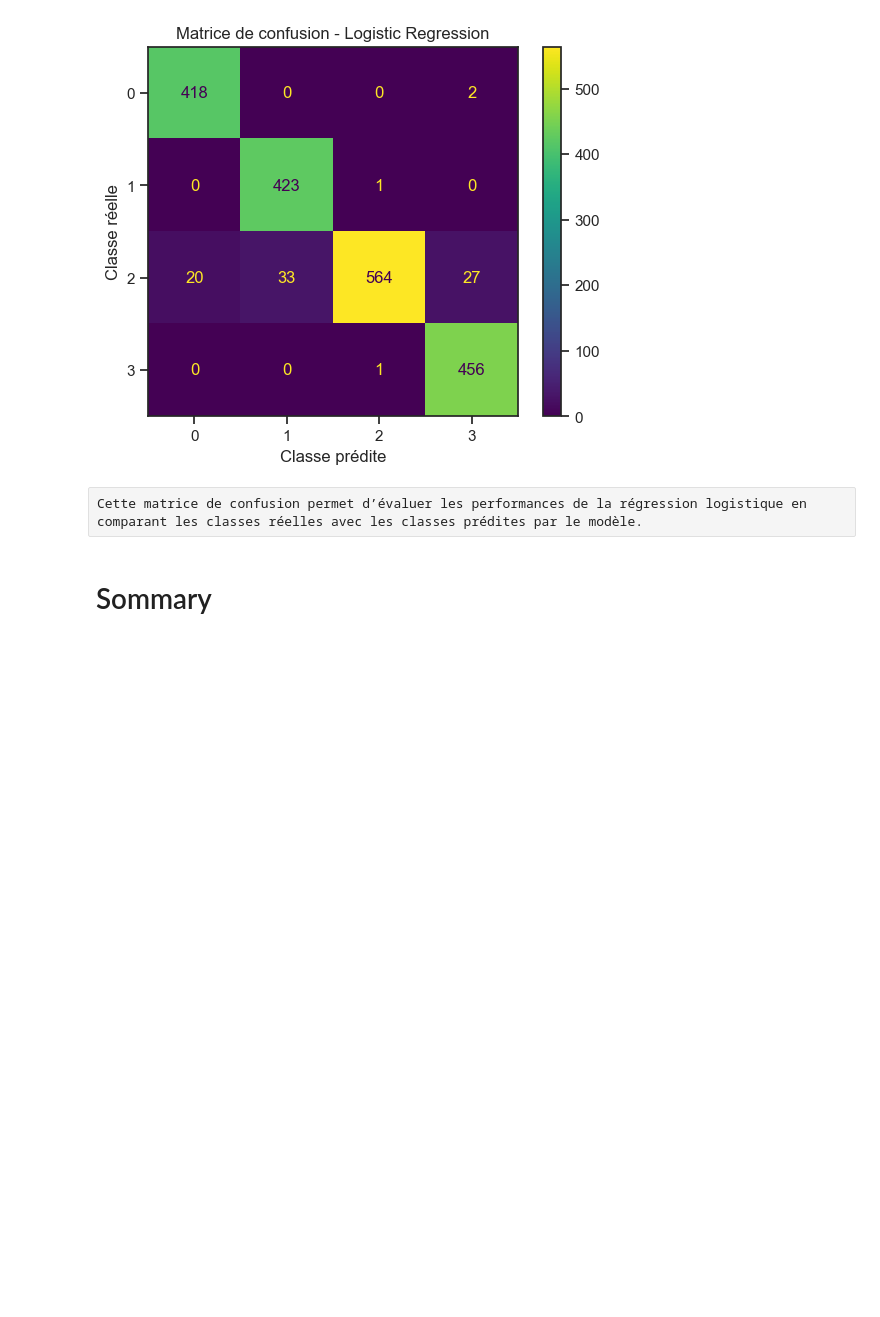
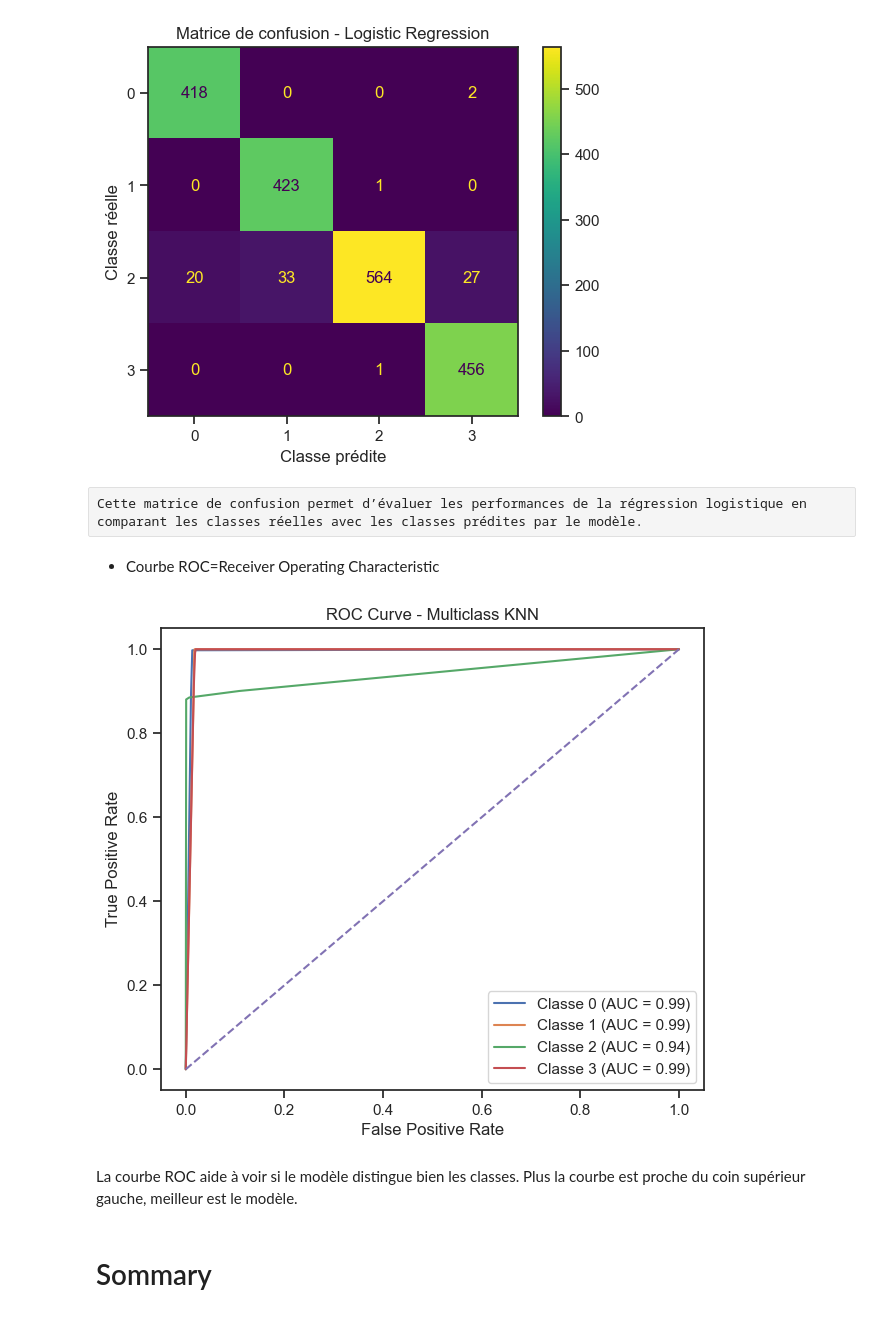
Before and after one commit to Test123599/ECOML, a Jupyter notebook: TpStandard - Copie.ipynb, the cells around one changed output. Saved outputs shown, nothing was run; the diff lists cells and outputs as text; code cells hidden in the pictures; blank space fills up the shorter version.

```diff
--- a/TpStandard - Copie.ipynb
+++ b/TpStandard - Copie.ipynb
@@ -1383,6 +1383,42 @@ plt.show()
 [figure]
 # %% [raw]
 Cette matrice de confusion permet d’évaluer les performances de la régression logistique en comparant les classes réelles avec les classes prédites par le modèle.
+# %% [markdown]
+- Courbe ROC=Receiver Operating Characteristic
+# %%
+from sklearn.preprocessing import label_binarize
+from sklearn.metrics import roc_curve, auc
+import matplotlib.pyplot as plt
+import numpy as np
+
+classes = np.unique(y_test)
+
+y_test_bin = label_binarize(y_test, classes=classes)
+
+# probabilités du modèle
+y_score = knn.predict_proba(x_test)
+
+
+plt.figure(figsize=(7,6))
+
+for i in range(len(classes)):
+    fpr, tpr, _ = roc_curve(y_test_bin[:, i], y_score[:, i])
+    roc_auc = auc(fpr, tpr)
+
+    plt.plot(fpr, tpr, label=f"Classe {classes[i]} (AUC = {roc_auc:.2f})")
+
+plt.plot([0,1], [0,1], linestyle='--')
+
+plt.xlabel("False Positive Rate")
+plt.ylabel("True Positive Rate")
+plt.title("ROC Curve - Multiclass KNN")
+
+plt.legend()
+plt.show()
+# %% [output]
+[figure, added]
+# %% [markdown]
+La courbe ROC aide à voir si le modèle distingue bien les classes. Plus la courbe est proche du coin supérieur gauche, meilleur est le modèle.
 # %% [markdown]
 # Sommary
 # %% [raw]
```
